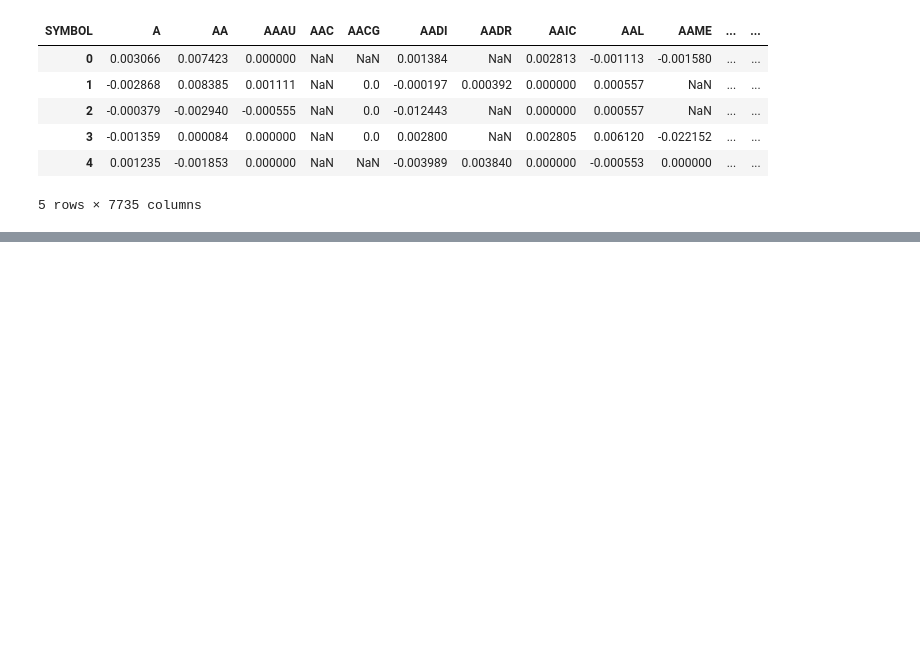
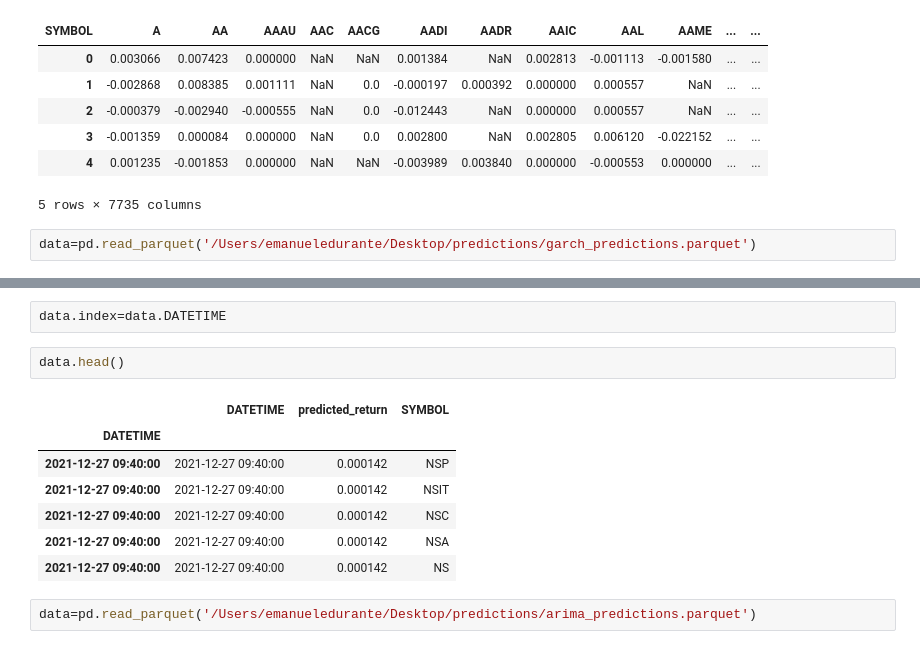
Before and after one commit to PipsCods/High-Frequency-Trading-with-Deep-Learning, a Jupyter notebook: src/notebooks/test_for_alex_leti.ipynb, the cells around one changed output, grey strips where cells are left out. Cells and saved outputs as stored; diff of their text form; blank space fills up the shorter version.

```diff
--- a/src/notebooks/test_for_alex_leti.ipynb
+++ b/src/notebooks/test_for_alex_leti.ipynb
@@ -180,3 +180,5 @@ actual_df.head()
 | 3 | -0.001359 | 0.000084 | 0.000000 | NaN | 0.0 | 0.002800 | NaN | 0.002805 | 0.006120 | -0.022152 | ... | ... |
 | 4 | 0.001235 | -0.001853 | 0.000000 | NaN | NaN | -0.003989 | 0.003840 | 0.000000 | -0.000553 | 0.000000 | ... | ... |
 5 rows × 7735 columns
+# %%
+data=pd.read_parquet('/Users/emanueledurante/Desktop/predictions/garch_predictions.parquet')
@@ -182,0 +194,14 @@ actual_df.head()
+# %%
+data.index=data.DATETIME
+# %%
+data.head()
+# %% [output]
+|  | DATETIME | predicted_return | SYMBOL |
+| DATETIME |  |  |  |
+| 2021-12-27 09:40:00 | 2021-12-27 09:40:00 | 0.000142 | NSP |
+| 2021-12-27 09:40:00 | 2021-12-27 09:40:00 | 0.000142 | NSIT |
+| 2021-12-27 09:40:00 | 2021-12-27 09:40:00 | 0.000142 | NSC |
+| 2021-12-27 09:40:00 | 2021-12-27 09:40:00 | 0.000142 | NSA |
+| 2021-12-27 09:40:00 | 2021-12-27 09:40:00 | 0.000142 | NS |
+# %%
+data=pd.read_parquet('/Users/emanueledurante/Desktop/predictions/arima_predictions.parquet')
```
Also changed, not shown: parts of 4 cells of this notebook, 3 other files.
